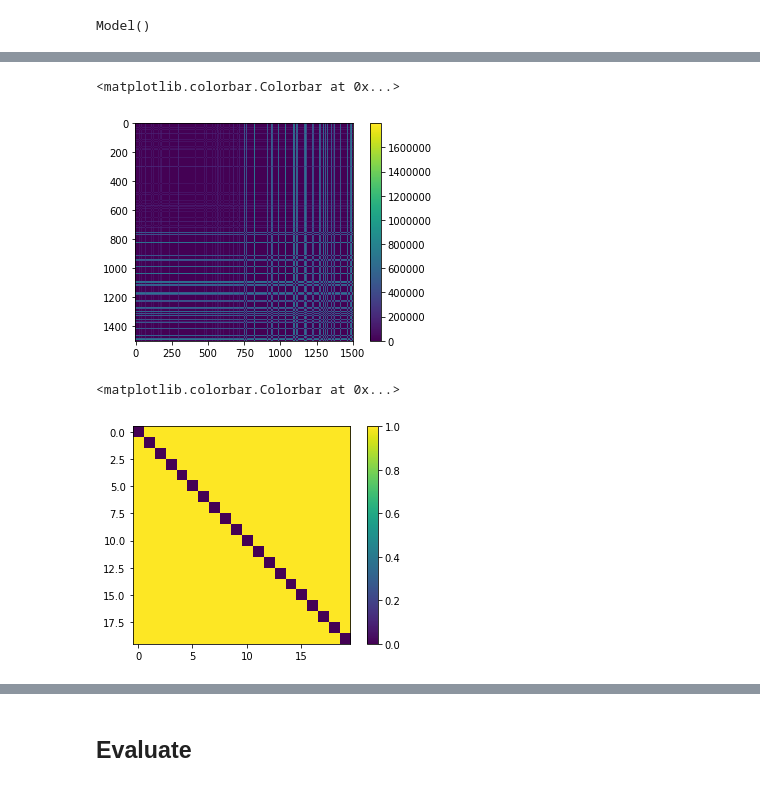
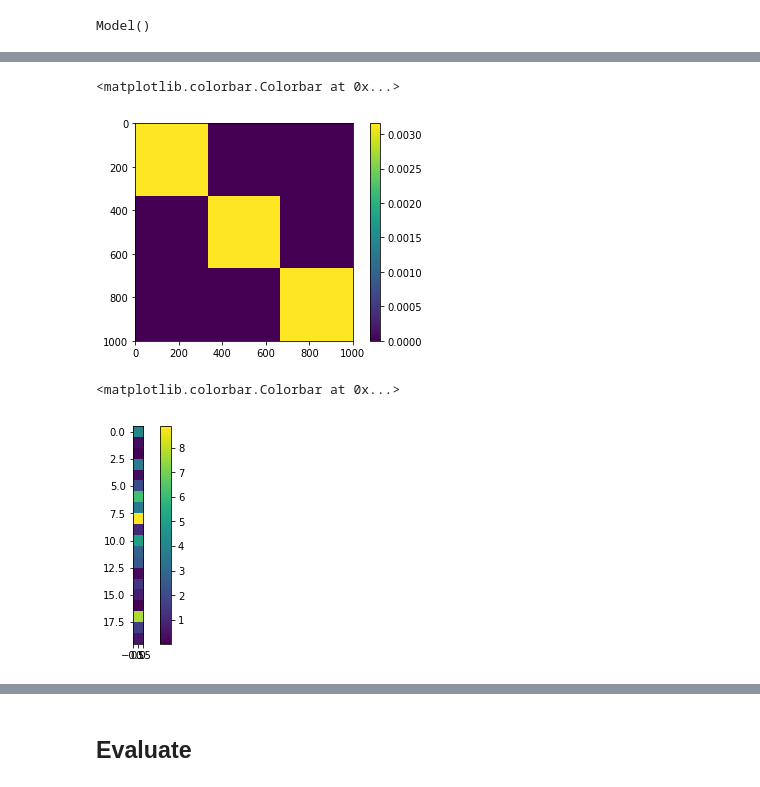
Before and after one commit to atithi8/pytorch-NSM, a Jupyter notebook: Toy data-simpler equations-constrained.ipynb, the cells around one changed output, grey strips where cells are left out. Cells and saved outputs as stored; diff of their text form; code cells hidden in the pictures.

```diff
--- a/Toy data-simpler equations-constrained.ipynb
+++ b/Toy data-simpler equations-constrained.ipynb
@@ -271 +299,14 @@ uminus_learning_rate_2 = 10**-8
+# %%
+Wx_learning_rate_1 = 10**-3
+Wy_learning_rate_1 = 10**-3
+uplus_learning_rate_1 = 10**-3
+uminus_learning_rate_1 = 10**-3
+
+Wx_learning_rate_2 = 10**-7
+Wy_learning_rate_2 = 10**-7
+uplus_learning_rate_2 = 10**-7
+uminus_learning_rate_2 = 10**-7
+model = Model(N_INPUT, N_NEURONS, model.Wx, model.Wy, model.Y_hat, model.u_plus, model.u_minus, Wx_learning_rate_1, Wy_learning_rate_1, uplus_learning_rate_1, uminus_learning_rate_1)
+model_2 = Model(N_INPUT_2, N_NEURONS_2, model_2.Wx, model_2.Wy, model_2.Y_hat, model_2.u_plus, model_2.u_minus, Wx_learning_rate_2, Wy_learning_rate_2, uplus_learning_rate_2, uminus_learning_rate_2)
+#model_2 = Model(N_INPUT_2, N_NEURONS_2, torch.randn(N_NEURONS_2, N_INPUT_2), 1*torch.ones(N_NEURONS_2, N_NEURONS_2) - 1*torch.diag(torch.ones(N_NEURONS_2)), torch.randn(N_NEURONS_2, 1), torch.randn(N_NEURONS_2, 1), torch.randn(N_NEURONS_2, 1), Wx_learning_rate_2, Wy_learning_rate_2, uplus_learning_rate_2, uminus_learning_rate_2)
 # %%
@@ -352,0 +451,13 @@ for epoch in range(1):
+# %%
+Wx_learning_rate_1 = 10**-6
+Wy_learning_rate_1 = 10**-6
+uplus_learning_rate_1 = 10**-3
+uminus_learning_rate_1 = 10**-3
+
+Wx_learning_rate_2 = 10**-5
+Wy_learning_rate_2 = 10**-5
+uplus_learning_rate_2 = 10**-3
+uminus_learning_rate_2 = 10**-3
+model = Model(N_INPUT, N_NEURONS, model.Wx, model.Wy, model.Y_hat, model.u_plus, model.u_minus, Wx_learning_rate_1, Wy_learning_rate_1, uplus_learning_rate_1, uminus_learning_rate_1)
+#model_2 = Model(N_INPUT_2, N_NEURONS_2, model_2.Wx, model_2.Wy, model_2.Y_hat, model_2.u_plus, model_2.u_minus, Wx_learning_rate_2, Wy_learning_rate_2, uplus_learning_rate_2, uminus_learning_rate_2)
+model_2 = Model(N_INPUT_2, N_NEURONS_2, 10**0*torch.randn(N_NEURONS_2, N_INPUT_2), 1*torch.ones(N_NEURONS_2, N_NEURONS_2) - 1*torch.diag(torch.ones(N_NEURONS_2)), 10**0*torch.randn(N_NEURONS_2, 1), 10**0*torch.randn(N_NEURONS_2, 1), 10**0*torch.randn(N_NEURONS_2, 1), Wx_learning_rate_2, Wy_learning_rate_2, uplus_learning_rate_2, uminus_learning_rate_2)
@@ -354,11 +635,12 @@ for epoch in range(1):
 #output_compare
 distance = torch.zeros((1500, 20))
 distance_2 = torch.zeros((1500, 3))
+
 for i in range(1500):
     inputs = data[i]
     labels = categories[i]
-    model = Model(N_INPUT, N_NEURONS, model.Wx, model.Wy, model.Y_hat, model.u_plus, model.u_minus, model.eta_Wx, model.eta_Wy, model.eta_u_plus, model.eta_u_minus)
-    model_2 = Model(N_INPUT_2, N_NEURONS_2, model_2.Wx, model_2.Wy, model_2.Y_hat, model_2.u_plus, model_2.u_minus, model_2.eta_Wx, model_2.eta_Wy, model_2.eta_u_plus, model_2.eta_u_minus)
+    model = Model(N_INPUT, N_NEURONS, model.Wx, model.Wy, model.Y_hat, model.u_plus, model.u_minus, model.eta_Wx, model.eta_lambdaM, model.eta_u_plus, model.eta_u_minus)
+    model_2 = Model(N_INPUT_2, N_NEURONS_2, model_2.Wx, model_2.Wy, model_2.Y_hat, model_2.u_plus, model_2.u_minus, model_2.eta_Wx, model_2.eta_lambdaM, model_2.eta_u_plus, model_2.eta_u_minus)
     old_output = model.Y0
     old_alpha = model.alpha
     derivativeY, derivativealpha = model.forward(inputs.flatten().view(-1, 10).T)
@@ -366,7 +648,7 @@ for i in range(1500):
     loss = criterion(outputs, old_output)
     loss_alpha = criterion(alpha, old_alpha)
     j = 0
-    while(loss + loss_alpha > 10**-5 and j < 10**3):
+    while(loss + loss_alpha > 10**-5 and j < 10**2):
         old_output = model.Y0
         old_alpha = model.alpha
         derivativeY, derivativealpha = model.forward(inputs.flatten().view(-1, 10).T)
@@ -383,7 +665,7 @@ for i in range(1500):
     loss_alpha_2 = criterion(alpha_2, old_alpha_2)
 
     j = 0
-    while(loss_2 + loss_alpha_2 > 10**-5 and j < 10**3):
+    while(loss_2 + loss_alpha_2 > 10**-5 and j < 10**2):
         old_output_2 = model_2.Y0
         old_alpha_2 = model_2.alpha
         derivativeY_2, derivativealpha_2 = model_2.forward(outputs)
@@ -394,6 +676,7 @@ for i in range(1500):
     distance[i] = outputs.T
     distance_2[i] = outputs_2.T
             # Display
+
     if i % 10 == 9:
         print('\r Compute output [{}/{} ({:.0f}%)]\t'.format(
             i ,
@@ -406,3 +689,6 @@ print()
 #        distance[j] = torch.nn.functional.mse_loss(outputs[0], output_compare[j])
 #    print(outputs_2)
 #    print(np.argmin(distance.data.numpy()), '   ', labels)
+
+imshow(torch.mm(data[np.argsort(categories)], data[np.argsort(categories)].T))
+colorbar()
@@ -441,12 +719,12 @@ colorbar()
 # %%
-imshow(squareform(pdist(distance_2[np.argsort(categories)])))
+imshow(np.dot(Y[np.argsort(categories)], Y[np.argsort(categories)].T))
 colorbar()
 # %% [output]
 <matplotlib.colorbar.Colorbar at 0x...>
-[figure, old version]
+[figure, new version]
 # %%
-imshow(model.Wy)
+imshow(model.u_minus)
 colorbar()
 # %% [output]
 <matplotlib.colorbar.Colorbar at 0x...>
-[figure, old version]
+[figure, new version]
```
Also changed, not shown: parts of 37 cells of this notebook, 1 other file.
